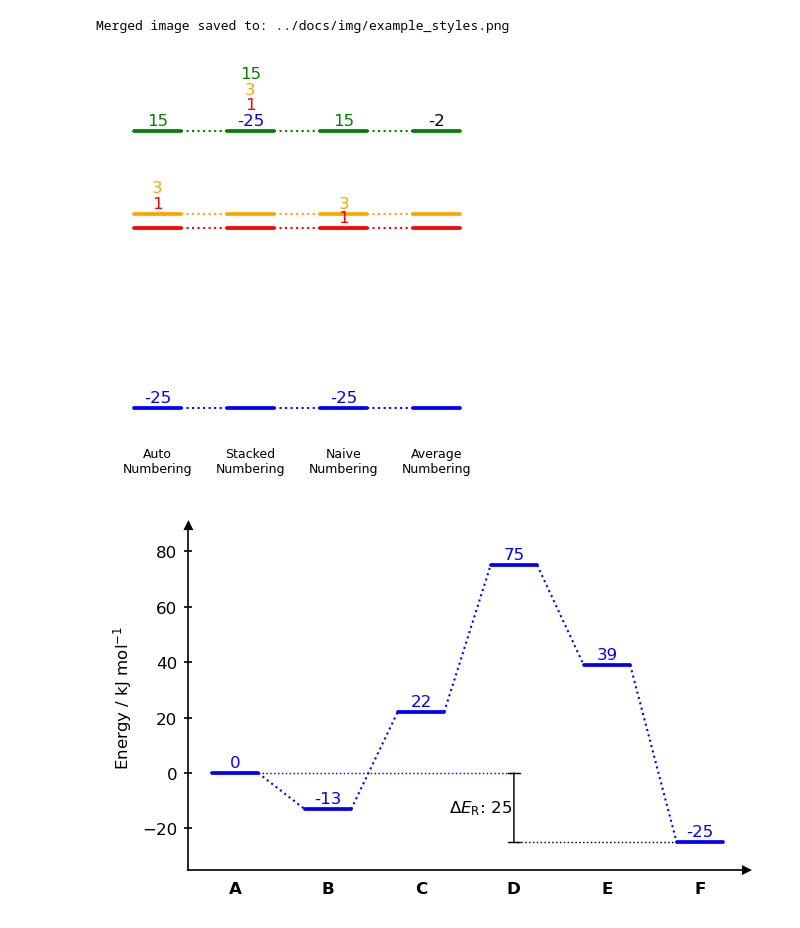
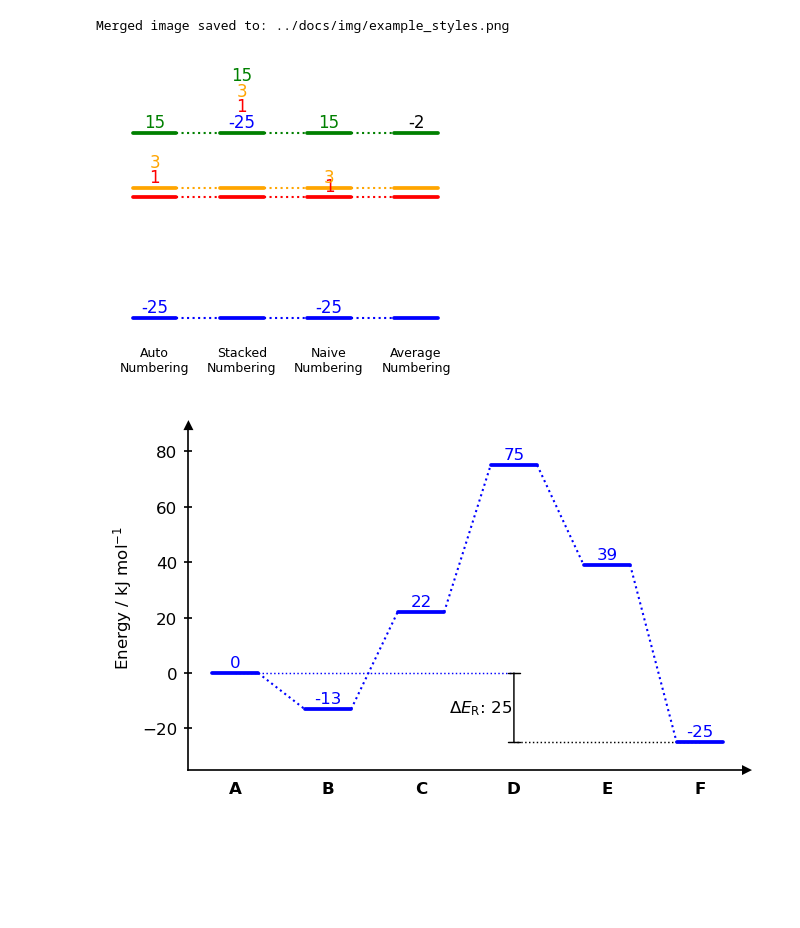
Before and after one commit to Tonner-Zech-Group/chem-diagrams, a Jupyter notebook: examples/readme_images.ipynb, the cells around one changed output. Drawn from its saved outputs; the diff is of its cells as text; code cells hidden in the pictures; blank space fills up the shorter version.

```diff
--- a/examples/readme_images.ipynb
+++ b/examples/readme_images.ipynb
@@ -597,7 +597,7 @@ for filename in filenames:
     except Exception as e:
         print(f"Error deleting {filename}: {e}")
 # %%
-dia = EnergyDiagram(style="borderless")
+dia = EnergyDiagram(style="borderless", figsize=(3,2))
 
 dia.draw_path(
     x_data=[0, 1, 2, 3],
@@ -611,34 +611,34 @@ dia.draw_path(
 )
 dia.draw_path(
     x_data=[0, 1, 2, 3],
     y_data=[15, 15, 15, 15],
     color="green",
 )
 dia.draw_path(
     x_data=[0, 1, 2, 3],
     y_data=[3, 3, 3, 3],
     color="orange",
 )
 
 dia.add_numbers_auto(x_min_max=0)
 dia.add_numbers_stacked(x_min_max=1)
 dia.add_numbers_naive(x_min_max=2)
 dia.add_numbers_average(x_min_max=3, color="black")
 
 dia.set_xlabels([
     "Auto\nNumbering",
     "Stacked\nNumbering",
     "Naive\nNumbering",
     "Average\nNumbering"
 ],
     fontsize=6,
     weight="normal"
 )
 
 dia.fig.savefig(os.path.join("..","docs","img","example_numbering.png"),format="png", bbox_inches="tight")
 dia.show()
 # %% [output]
-[figure, old version]
+[figure, new version]
 # %%
 dia = EnergyDiagram(style="halfboxed")
 dia.draw_path(x_data=[0,1,2,3,4,5], y_data=[0,-13,22,75,39,-25], color="blue")
```
Also changed, not shown: parts of 4 cells of this notebook, 9 other files.
